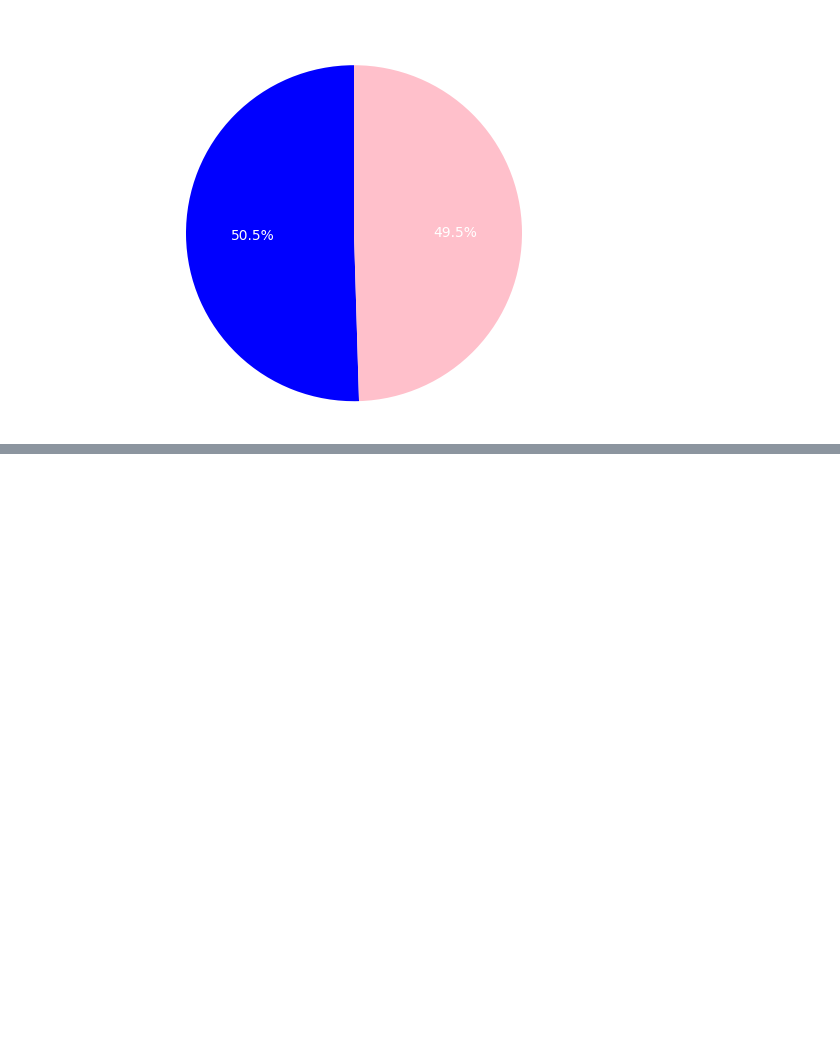
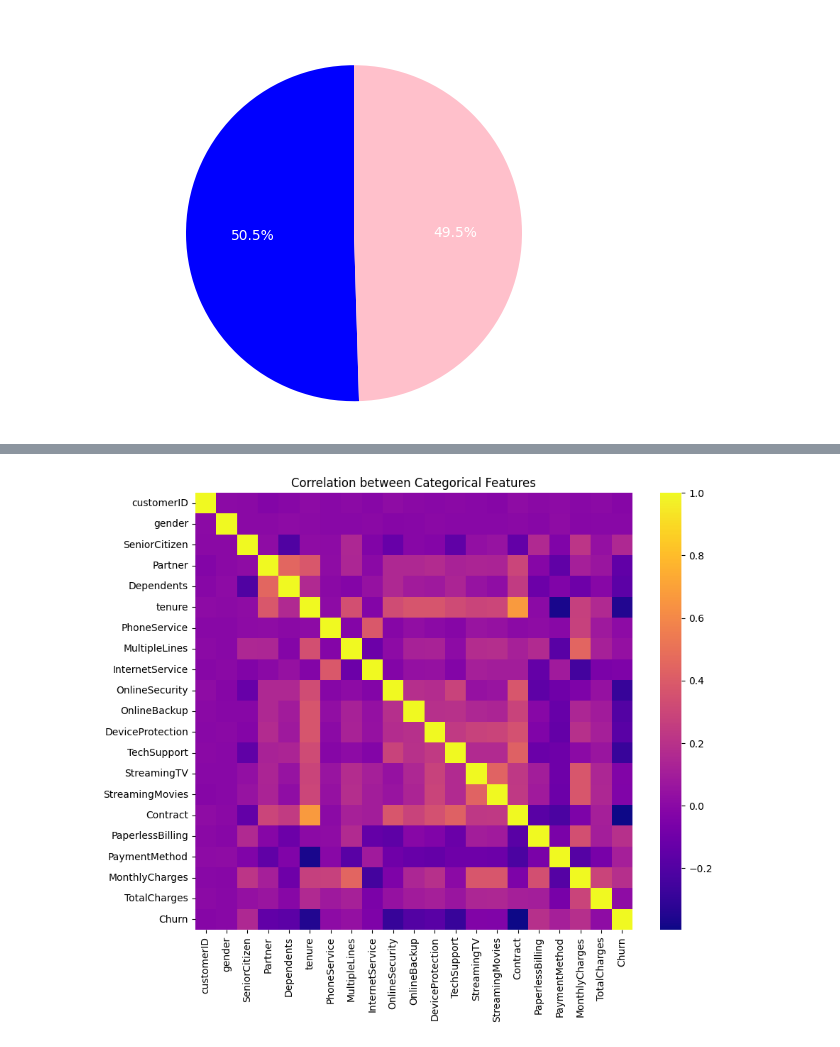
Before and after one commit to NandakishorMN/churn_analysis_project-1, a Jupyter notebook: churn.ipynb, the cells around one changed output, grey strips where cells are left out. Saved outputs shown, nothing was run; the diff lists cells and outputs as text; code cells hidden in the pictures; blank space fills up the shorter version.

```diff
--- a/churn.ipynb
+++ b/churn.ipynb
@@ -84,0 +95,16 @@ plt.show
+# %%
+col_head=['customerID', 'gender', 'SeniorCitizen', 'Partner', 'Dependents',
+'tenure', 'PhoneService', 'MultipleLines', 'InternetService',
+'OnlineSecurity', 'OnlineBackup', 'DeviceProtection', 'TechSupport',
+'StreamingTV', 'StreamingMovies', 'Contract', 'PaperlessBilling',
+'PaymentMethod', 'MonthlyCharges', 'TotalCharges', 'Churn']
+from sklearn.preprocessing import LabelEncoder
+ln=LabelEncoder()
+for gad in col_head:
+    df[gad]=ln.fit_transform(df[gad])
+plt.figure(figsize=(10,8))
+sns.heatmap(df[col_head].corr(),annot=False, cmap='plasma', square=True)
+plt.title('Correlation between Categorical Features')
+plt.show()
+# %% [output]
+[figure, added]
```
Also changed, not shown: parts of 2 cells of this notebook.
